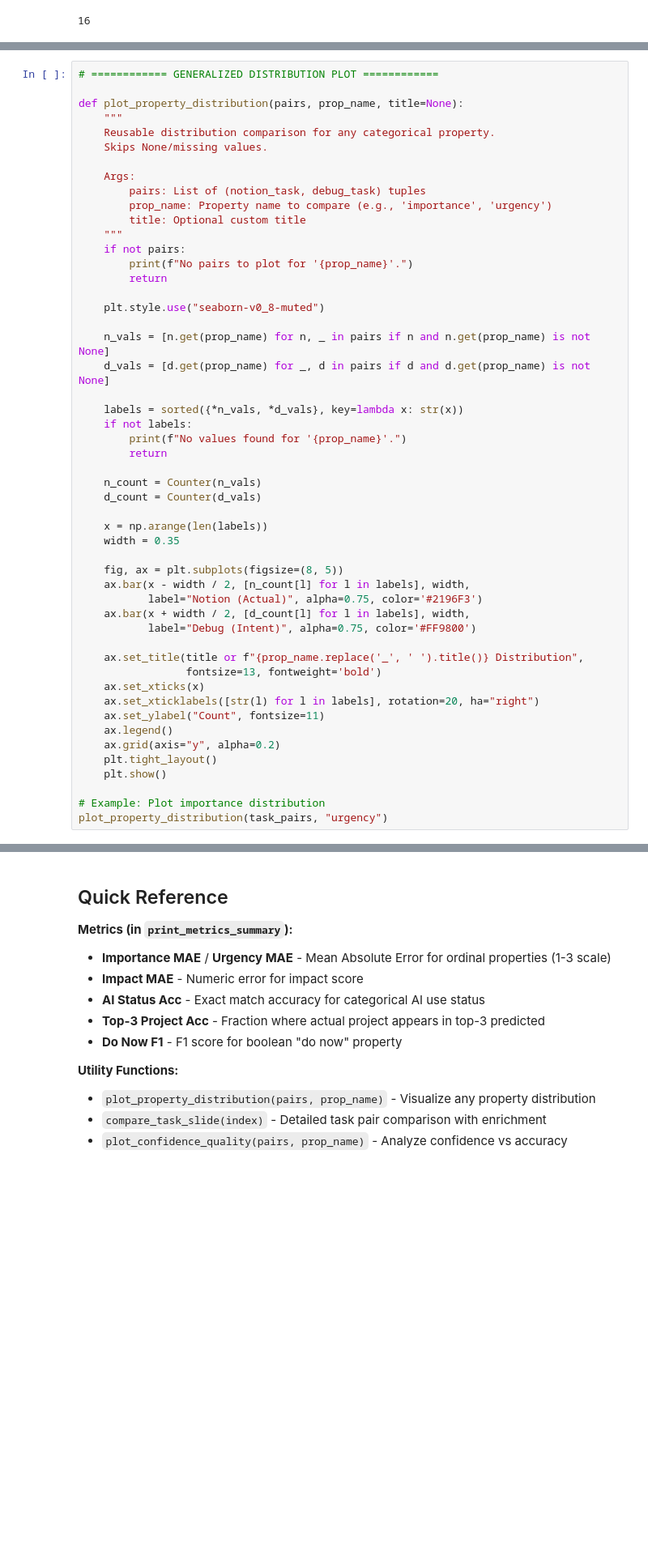
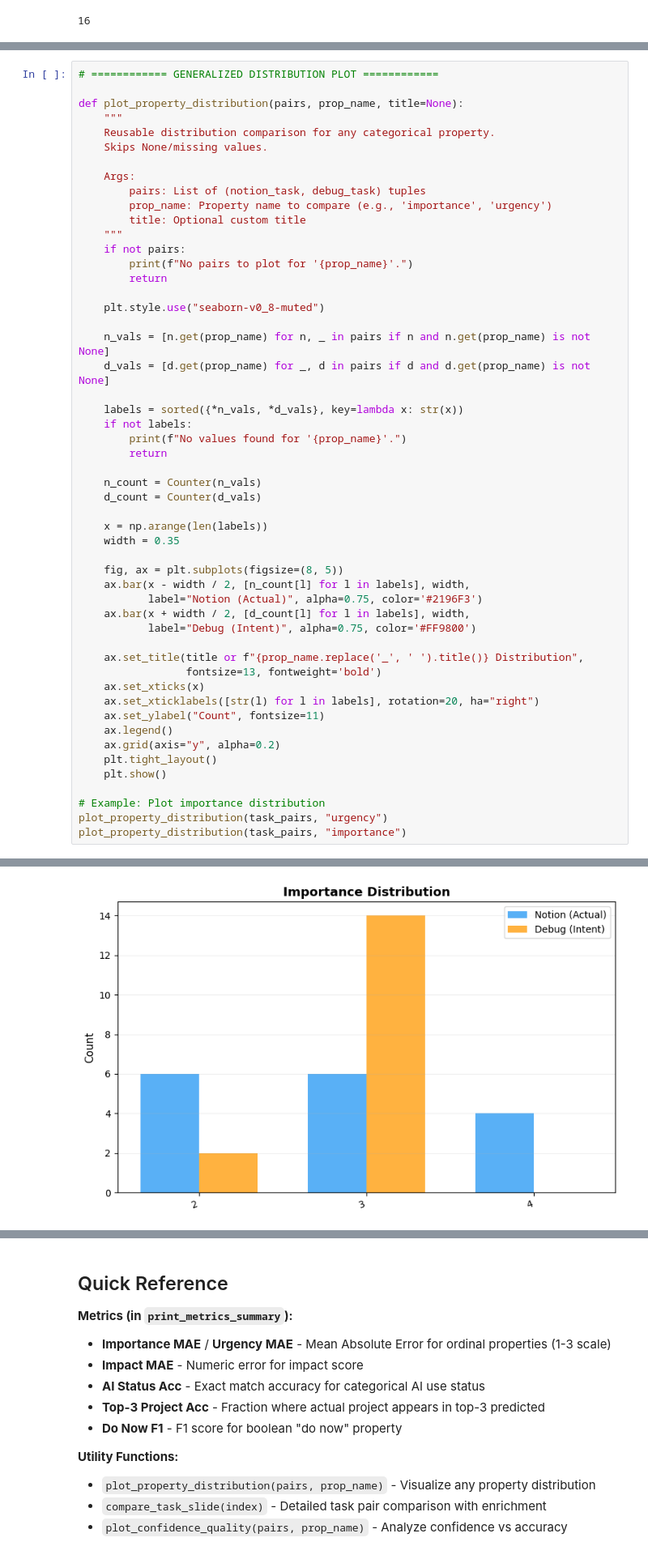
Before and after one commit to dmsavkov/Notion-Inbox-Agent, a Jupyter notebook: notebooks/evaluate.ipynb, the cells around one changed output, grey strips where cells are left out. Shown at 81% size. Cells and saved outputs as stored; diff of their text form; blank space fills up the shorter version.

```diff
--- a/notebooks/evaluate.ipynb
+++ b/notebooks/evaluate.ipynb
@@ -597,33 +602,35 @@ def plot_property_distribution(pairs, prop_name, title=None):
     if not labels:
         print(f"No values found for '{prop_name}'.")
         return
 
     n_count = Counter(n_vals)
     d_count = Counter(d_vals)
 
     x = np.arange(len(labels))
     width = 0.35
 
     fig, ax = plt.subplots(figsize=(8, 5))
     ax.bar(x - width / 2, [n_count[l] for l in labels], width,
            label="Notion (Actual)", alpha=0.75, color='#2196F3')
     ax.bar(x + width / 2, [d_count[l] for l in labels], width,
            label="Debug (Intent)", alpha=0.75, color='#FF9800')
 
     ax.set_title(title or f"{prop_name.replace('_', ' ').title()} Distribution",
                  fontsize=13, fontweight='bold')
     ax.set_xticks(x)
     ax.set_xticklabels([str(l) for l in labels], rotation=20, ha="right")
     ax.set_ylabel("Count", fontsize=11)
     ax.legend()
     ax.grid(axis="y", alpha=0.2)
     plt.tight_layout()
     plt.show()
 
 # Example: Plot importance distribution
 plot_property_distribution(task_pairs, "urgency")
+plot_property_distribution(task_pairs, "importance")
 # %% [output]
 [figure]
+[figure, added]
 # %%
 # ============ TASK COMPARISON SLIDE ============
 
```
Also changed, not shown: parts of 11 cells of this notebook.
